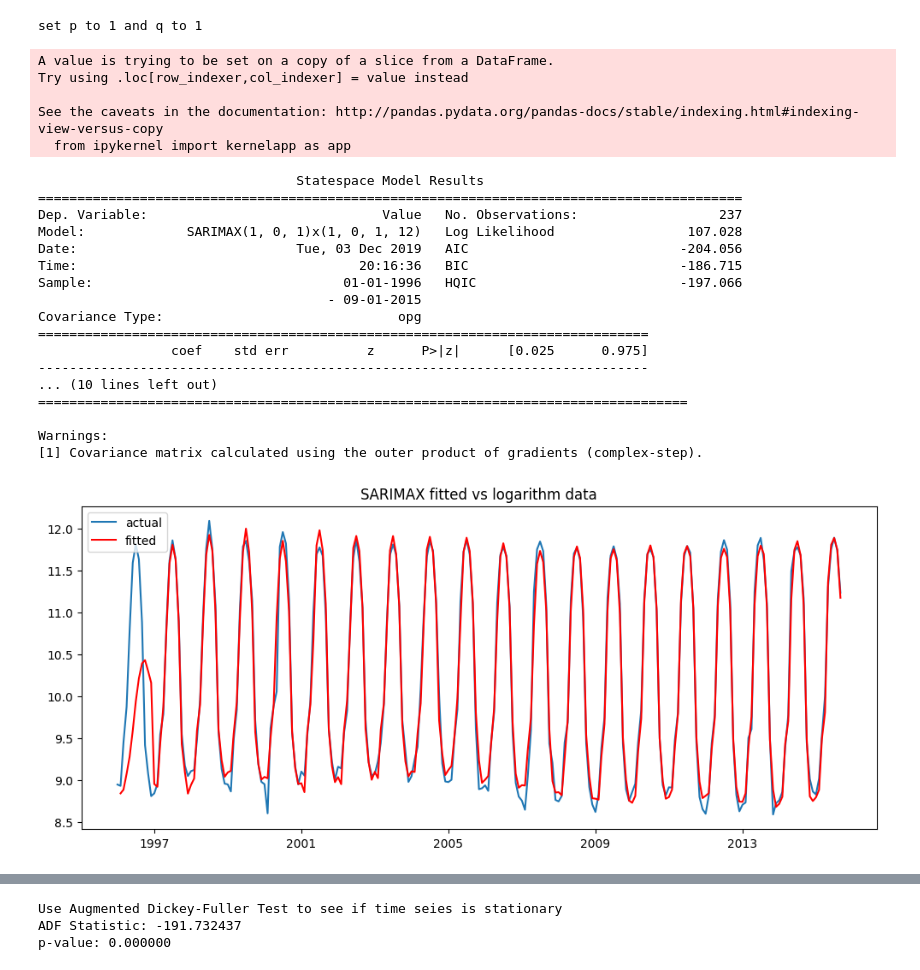
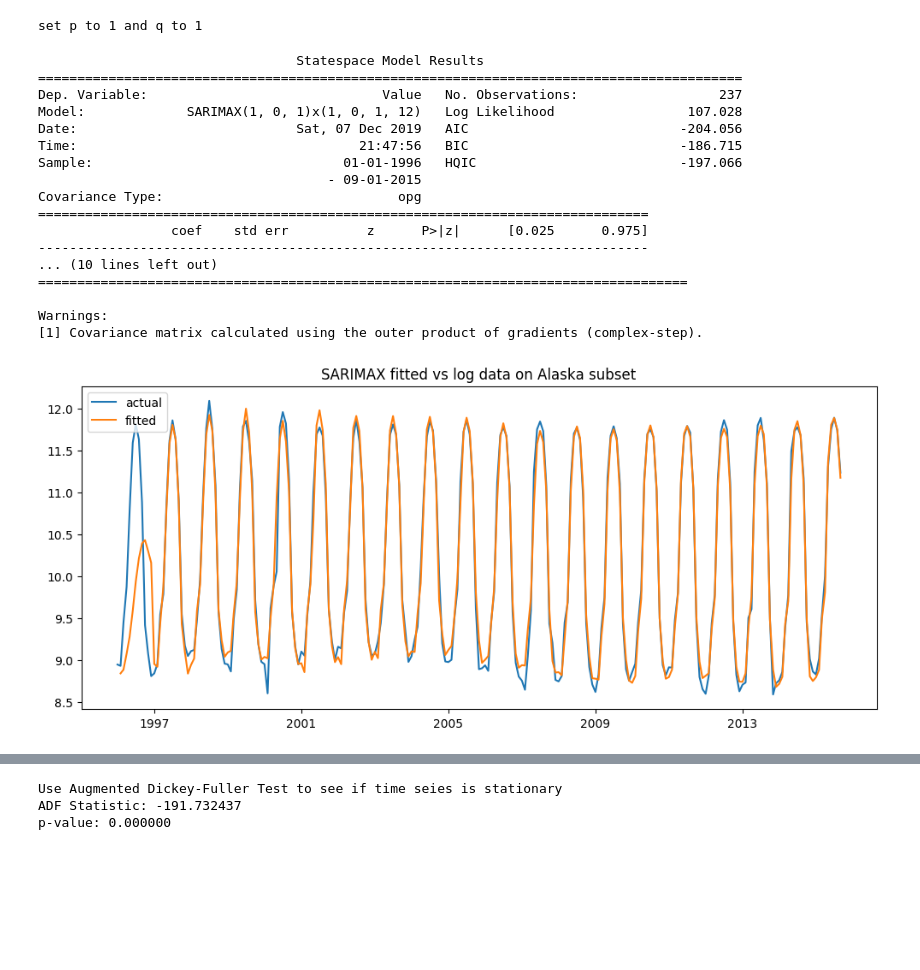
Before and after one commit to dynamic-duo-data-science/dynamicduo, a Jupyter notebook: notebooks/Time_Series_Modeling.ipynb, the cells around one changed output, grey strips where cells are left out. Saved outputs shown, nothing was run; the diff lists cells and outputs as text; code cells hidden in the pictures; blank space fills up the shorter version.

Commit message:
improve time series presentation

```diff
--- a/notebooks/Time_Series_Modeling.ipynb
+++ b/notebooks/Time_Series_Modeling.ipynb
@@ -162,45 +150,43 @@ Use autocorrelation and partial autocorrelation for determining order of AR and
 [figure]
 set p to 1 and q to 1
 # %%
-def train_SARIMAX(df, order, seasonal_order):
+def train_SARIMAX(df, order, seasonal_order, title=None):
     from statsmodels.tsa.statespace.sarimax import SARIMAX
     df_log = log_df(df)
     index_p85 = int(len(df_log.index) * 0.85)
     train = df_log[:index_p85]
     test = df_log[index_p85:]
     model = SARIMAX(train, trend='n', order=order, seasonal_order=seasonal_order)
     model_fit = model.fit(disp=-1)
     print model_fit.summary()
     plt.figure(figsize=(12, 5), dpi=100)
     plt.plot(train, label='actual')
-    plt.plot(model_fit.fittedvalues[1:], color='red', label='fitted')
-    plt.title("SARIMAX fitted vs logarithm data")
+    plt.plot(model_fit.fittedvalues[1:], label='fitted')
+    plt_title = "SARIMAX fitted vs logarithm data"
+    if title is not None:
+        plt_title = "SARIMAX fitted vs log data on {} subset".format(title)
+    plt.title(plt_title)
     plt.legend(loc="upper left")
     return model_fit
 
-model_fit = train_SARIMAX(df_alaska, (1, 0, 1), (1,0,1,12))
+model_fit = train_SARIMAX(df_alaska, (1, 0, 1), (1,0,1,12), title="Alaska")
 # %% [output]
-A value is trying to be set on a copy of a slice from a DataFrame.
-Try using .loc[row_indexer,col_indexer] = value instead
+                                 Statespace Model Results
+==========================================================================================
+Dep. Variable:                              Value   No. Observations:                  237
+Model:             SARIMAX(1, 0, 1)x(1, 0, 1, 12)   Log Likelihood                 107.028
+Date:                            Sat, 07 Dec 2019   AIC                           -204.056
+Time:                                    21:47:56   BIC                           -186.715
+Sample:                                01-01-1996   HQIC                          -197.066
+                                     - 09-01-2015
+Covariance Type:                              opg
+==============================================================================
+                 coef    std err          z      P>|z|      [0.025      0.975]
+------------------------------------------------------------------------------
+... (10 lines left out)
+===================================================================================
 
-See the caveats in the documentation: http://pandas.pydata.org/pandas-docs/stable/indexing.html#indexing-view-versus-copy
-  from ipykernel import kernelapp as app
+Warnings:
+[1] Covariance matrix calculated using the outer product of gradients (complex-step).
-                                 Statespace Model Results
-==========================================================================================
-Dep. Variable:                              Value   No. Observations:                  237
-Model:             SARIMAX(1, 0, 1)x(1, 0, 1, 12)   Log Likelihood                 107.028
-Date:                            Tue, 03 Dec 2019   AIC                           -204.056
-Time:                                    20:16:36   BIC                           -186.715
-Sample:                                01-01-1996   HQIC                          -197.066
-                                     - 09-01-2015
-Covariance Type:                              opg
-==============================================================================
-                 coef    std err          z      P>|z|      [0.025      0.975]
-------------------------------------------------------------------------------
-... (10 lines left out)
-===================================================================================
-
-Warnings:
-[1] Covariance matrix calculated using the outer product of gradients (complex-step).
-[figure, old version]
+[figure, new version]
 # %%
```
Also changed, not shown: parts of 9 cells of this notebook, 1 other file.
